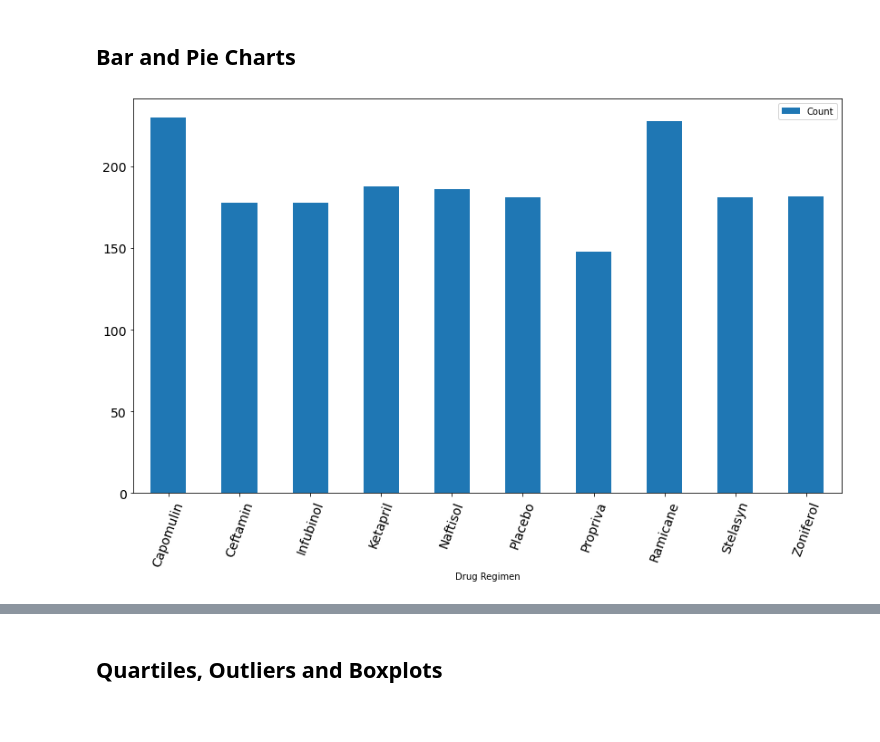
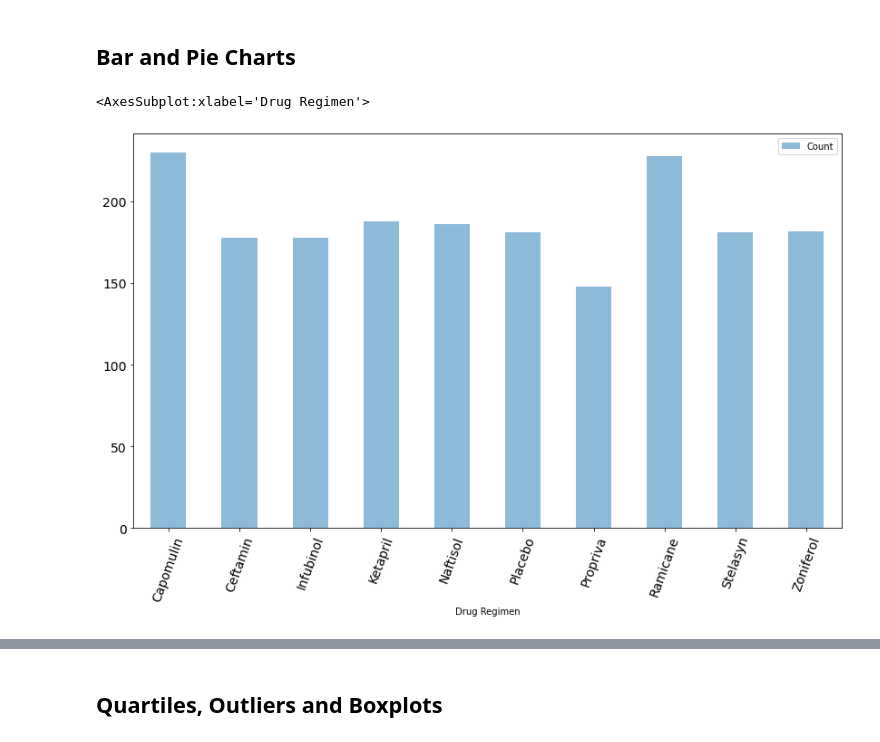
Before and after one commit to asligh/Pharmaceutical-Drug-Data-Analysis, a Jupyter notebook: Pymaceuticals/pymaceuticals_starter.ipynb, the cells around one changed output, grey strips where cells are left out. Saved outputs shown, nothing was run; the diff lists cells and outputs as text; code cells hidden in the pictures.

Commit message:
Bar Chart 1 revision 3

```diff
--- a/Pymaceuticals/pymaceuticals_starter.ipynb
+++ b/Pymaceuticals/pymaceuticals_starter.ipynb
@@ -188,15 +188,17 @@ summary_df
 ## Bar and Pie Charts
 # %%
 #Generate a bar plot showing the total number of timepoints for all mice tested for each drug regimen using Pandas.
-#Basically, the count of records for for each drug regimen
 
-df = dedupped_df.groupby(["Drug Regimen"])["Mouse ID"].count()                                 \
-                                                      .reset_index()                           \
-                                                      .rename(columns={"Mouse ID": "Count"})   \
-                                                      .plot.bar(x="Drug Regimen",              \
-                                                                y="Count",                     \
-                                                                rot=70,                        \
-                                                                figsize=(14,8),                \
-                                                                fontsize=14)
+dedupped_df.groupby(["Drug Regimen"])["Mouse ID"].count()                                 \
+                                                 .reset_index()                           \
+                                                 .rename(columns={"Mouse ID": "Count"})   \
+                                                 .plot                                    \
+                                                 .bar(x="Drug Regimen",                   \
+                                                      y="Count",                          \
+                                                      rot=70,                             \
+                                                      figsize=(14,8),                     \
+                                                      fontsize=14,                        \
+                                                      alpha=.5)
 # %% [output]
+<AxesSubplot:xlabel='Drug Regimen'>
-[figure, old version]
+[figure, new version]
```
Also changed, not shown: parts of 2 cells of this notebook.
